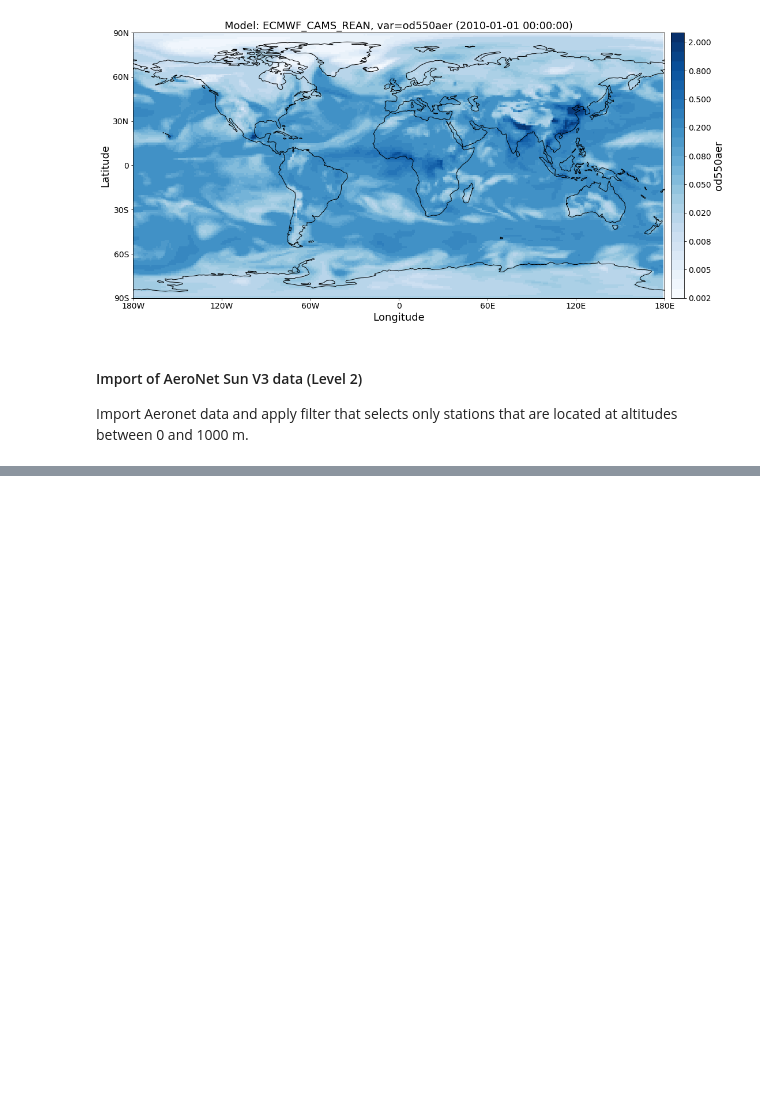
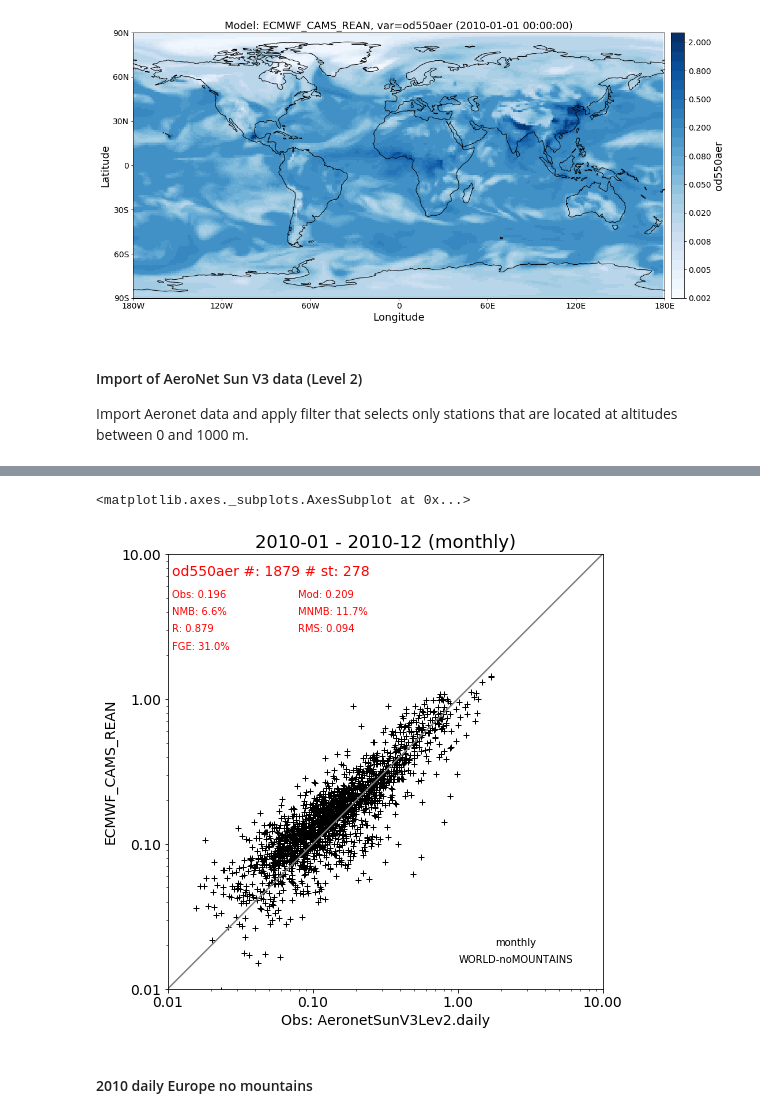
Before and after one commit to metno/pyaerocom, a Jupyter notebook: notebooks/tut06_collocation.ipynb, the cells around one changed output, grey strips where cells are left out. Cells and saved outputs as stored; diff of their text form; code cells hidden in the pictures; blank space fills up the shorter version.

Commit message:
Ran tests and reran notebooks; fixed minort bug in ReadGriddedMulti (self.logger); added collocation and scatterplot example in collocation notebook

```diff
--- a/notebooks/tut06_collocation.ipynb
+++ b/notebooks/tut06_collocation.ipynb
@@ -82,0 +88,4 @@ More follows soon...
+# %%
+data_colloc = pya.collocation.collocate_gridded_ungridded_2D(model_data, obs_data, ts_type='monthly',
+                                                             filter_name='WORLD-noMOUNTAINS')
+data_colloc
@@ -82,0 +110,7 @@ More follows soon...
+# %%
+data_colloc.plot_scatter()
+# %% [output]
+<matplotlib.axes._subplots.AxesSubplot at 0x...>
+[figure, added]
+# %% [markdown]
+#### 2010 daily Europe no mountains
```
Also changed, not shown: parts of 8 cells of this notebook, 25 other files.
